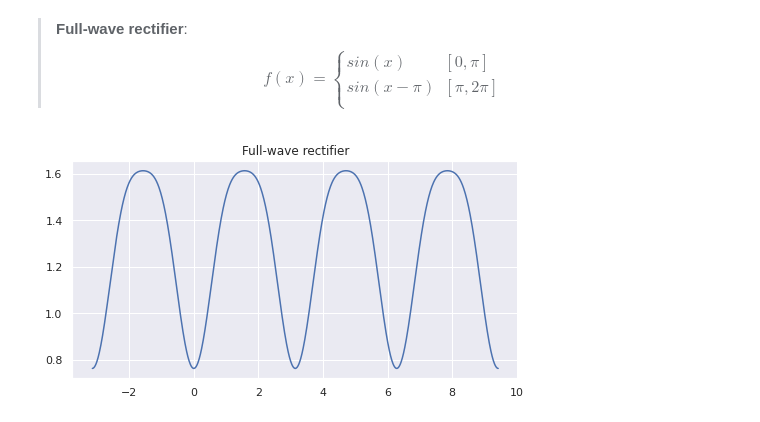
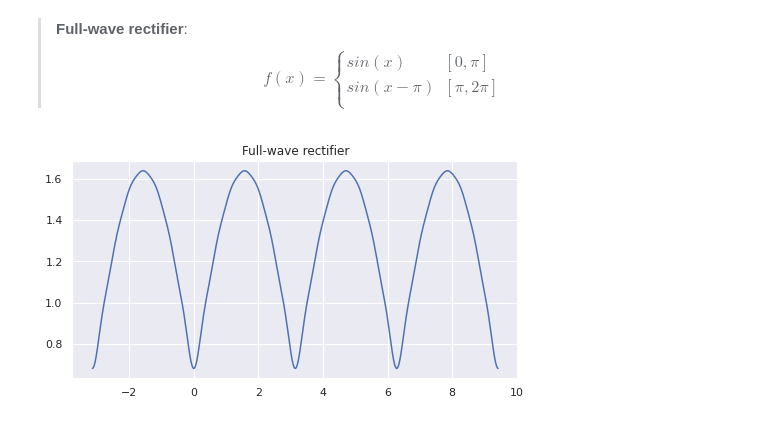
Before and after one commit to Souvik-0612/Fourier, a Jupyter notebook: Fourier series.ipynb, the cells around one changed output. Drawn from its saved outputs; the diff is of its cells as text; code cells hidden in the pictures.

```diff
--- a/Fourier series.ipynb
+++ b/Fourier series.ipynb
@@ -184,0 +202,24 @@ plt.show()
+# %%
+def a(n, l):
+    if n == 0:
+        return (Simpson(-l, 0, 31, f = lambda x: -x)/l) + (Simpson(0, l, 31, f = lambda x: x)/l) #Note I took only 31 number to evalute integral.
+    else:
+        return (Simpson(-l, 0, 31, f = lambda x: -x*cos(n*x))/l) + (Simpson(0, l, 31, f = lambda x: x*cos(n*x))/l)
+
+def b(n, l):
+    return (Simpson(-l, 0, 31, f = lambda x: -x*sin(n*x))/l) + (Simpson(0, l, 31, f = lambda x: x*sin(n*x))/l)
+# %%
+# Fourier series
+def fourier(x, n, l):
+    Fourier = a(0, l)
+    for i in range(1,n+1):
+        Fourier += a(i, l)*np.cos(i*pi*x/l) + b(i, l)*np.sin(i*pi*x/l)
+    return Fourier
+
+x = np.linspace(-10, 10, 1000)
+y = fourier(x, 5, 2)
+
+#Plotting
+plt.rcParams["figure.figsize"] = (8,4)
+plt.plot(x,y)
+plt.show()
@@ -325,18 +372,18 @@ def b(n):
 # %%
 # Fourier series
 def fourier(x, n):
     Fourier = a(0)
     for i in range(1,n+1):
         Fourier += a(i)*np.cos(i*x) + b(i)*np.sin(i*x)
     return Fourier
 
 x = np.linspace(-pi, 3*pi, 1000)
-y = fourier(x, 5)
+y = fourier(x, 15)
 
 #Plotting
 plt.rcParams["figure.figsize"] = (8,4)
 plt.title("Full-wave rectifier")
 plt.plot(x,y)
 plt.show()
 # %% [output]
-[figure, old version]
+[figure, new version]
```
Also changed, not shown: parts of 6 cells of this notebook.
